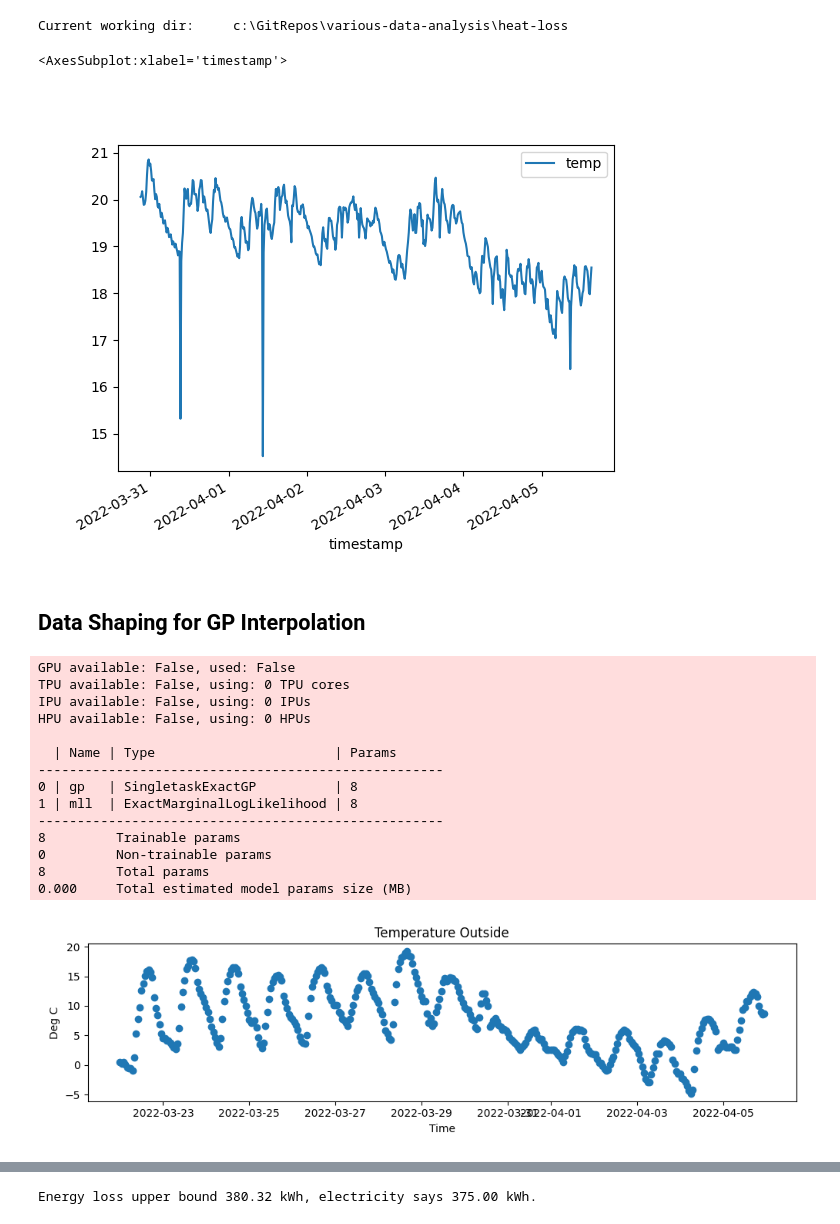
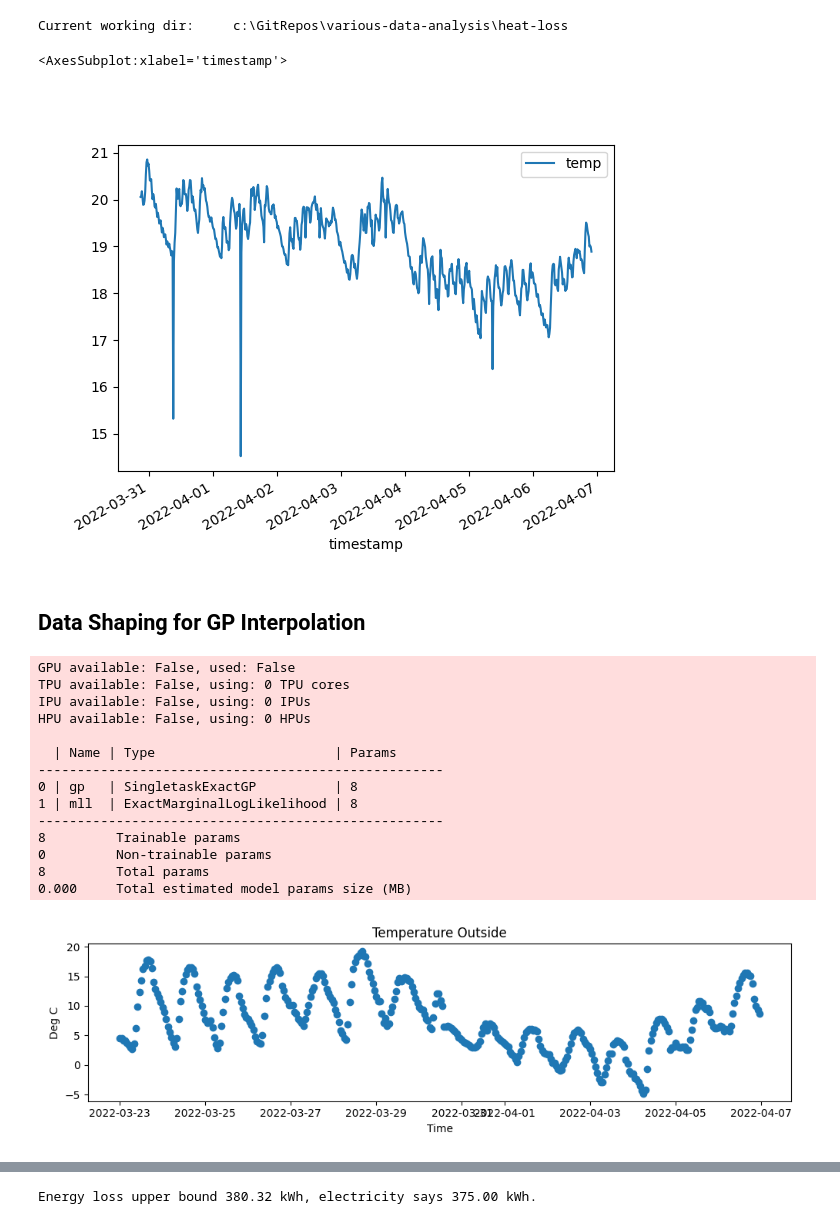
Before and after one commit to ronmarti/various-data-analysis, a Jupyter notebook: heat-loss/heat_loss_modeling.ipynb, the cells around one changed output, grey strips where cells are left out. Drawn from its saved outputs; the diff is of its cells as text; code cells hidden in the pictures.

```diff
--- a/heat-loss/heat_loss_modeling.ipynb
+++ b/heat-loss/heat_loss_modeling.ipynb
@@ -26,18 +26,18 @@ from statsmodels_collection.fitting import fit
 # %% [output]
 Current working dir:     c:\GitRepos\various-data-analysis\heat-loss
 # %%
-filename_temp_outside = Path("venkovni_teplota_2022-3-30T1800_2022-04-05T1000.csv")
-filename_temp_inside = Path("vnitrni_teplota_2022-03-30T2100_2022-04-05T1515.csv")
+filename_temp_outside = Path("venkovni_teplota_2022-03-23_2022-04-06.csv")
+filename_temp_inside = Path("vnitrni_teplota_2022-03-30T2100_2022-04-06T2145.csv")
 root_data = Path("C:/DATA_FAST/temperature")
 # read only header first for prep on parsing and stuff
 # cols_from_header = pd.read_csv(root_data / filename_temp_out, nrows=0).columns.tolist()
 data_temp_outside = pd.read_csv(root_data / filename_temp_outside, parse_dates=['timestamp'], index_col='timestamp') #.drop(columns=['payment_id'])
 data_temp_inside = pd.read_csv(root_data / filename_temp_inside, parse_dates=['timestamp'], dayfirst=True, index_col='timestamp') #.drop(columns=['payment_id'])
 
 data_temp_inside.plot()
 # %% [output]
 <AxesSubplot:xlabel='timestamp'>
-[figure, old version]
+[figure, new version]
 # %% [markdown]
 ## Data Shaping for GP Interpolation
 # %%
@@ -92,7 +92,7 @@ HPU available: False, using: 0 HPUs
 0         Non-trainable params
 8         Total params
 0.000     Total estimated model params size (MB)
-[figure, old version]
+[figure, new version]
 # %%
 # Make predictions
 model.eval()
```
Also changed, not shown: parts of 3 cells of this notebook.
